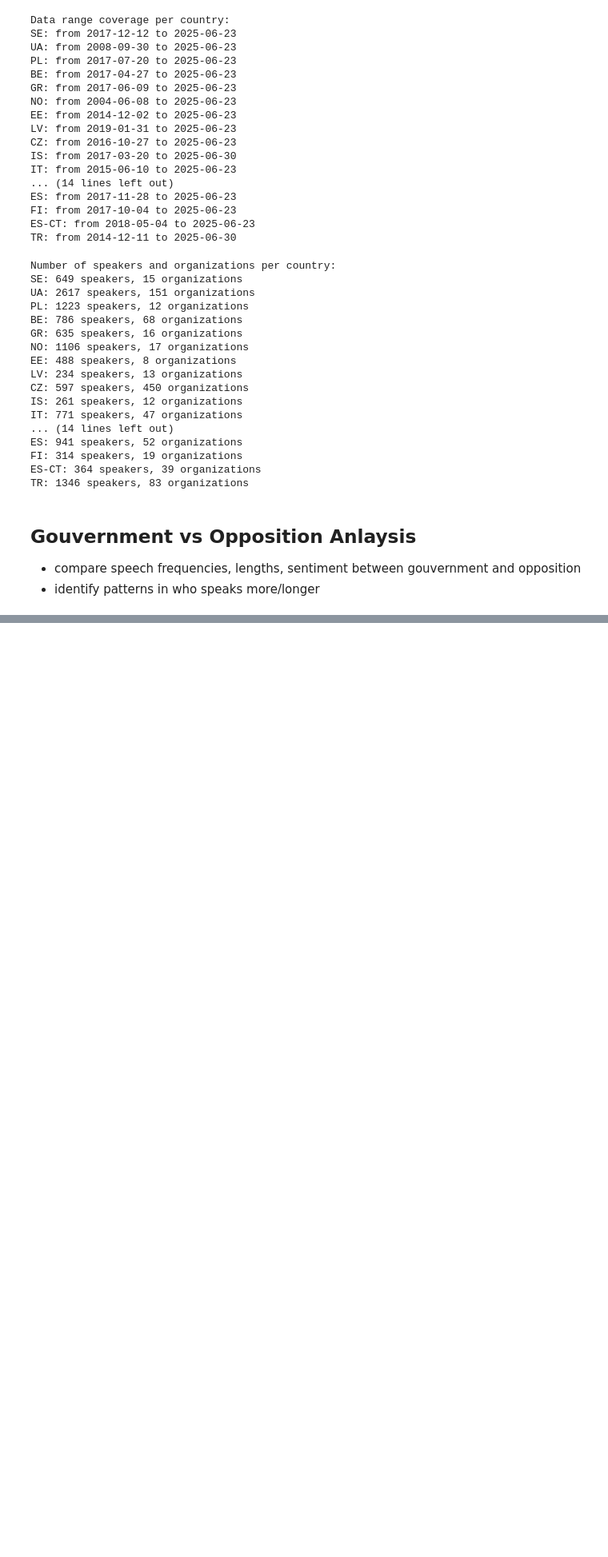
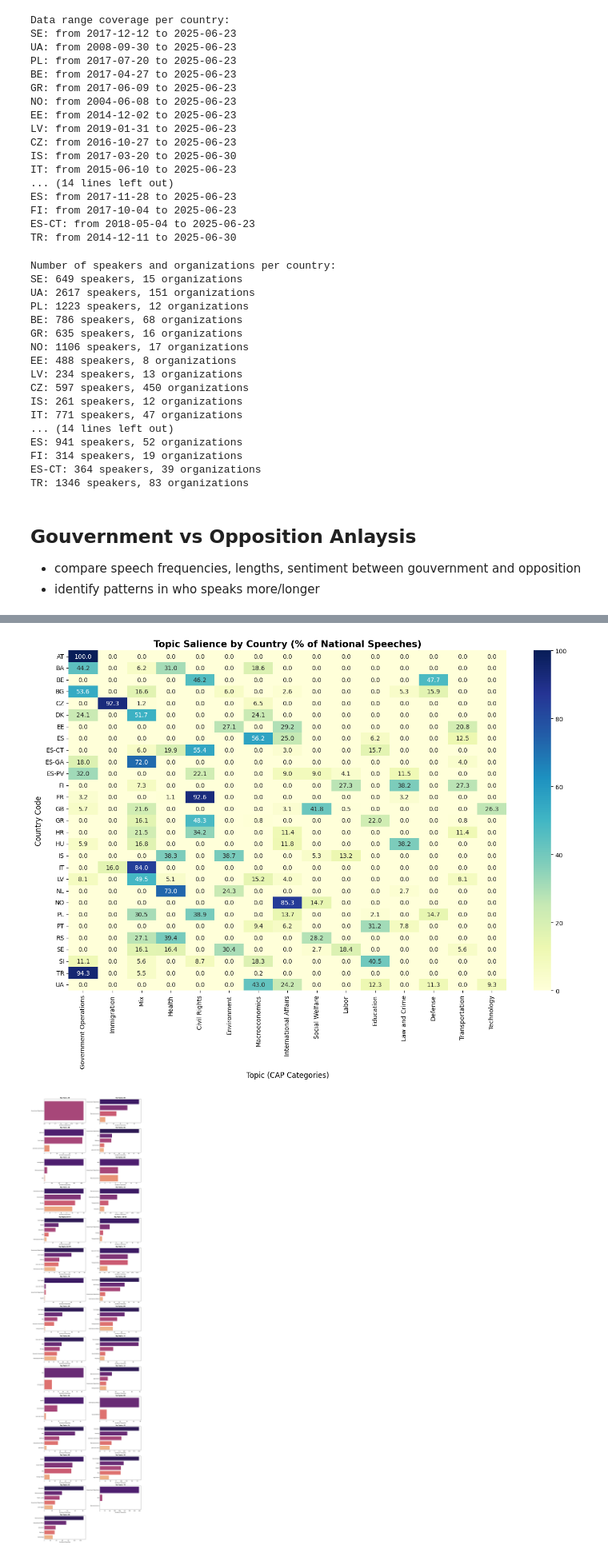
Before and after one commit to Gargant0373/NLP-Project, a Jupyter notebook: exploration.ipynb, the cells around one changed output, grey strips where cells are left out. Shown at 80% size. Saved outputs shown, nothing was run; the diff lists cells and outputs as text; code cells hidden in the pictures; blank space fills up the shorter version.

```diff
--- a/exploration.ipynb
+++ b/exploration.ipynb
@@ -879,0 +823,46 @@ Speeches from country code 'BA':
+# %%
+# Topic Analysis by Country
+
+topics_by_country = final_df.explode('topic_labels')
+topics_by_country = topics_by_country[topics_by_country['topic_labels'].notna() &
+                                     (topics_by_country['topic_labels'] != 'Other')]
+
+# Calculate Topic Salience (Percentage of national debate)
+topic_counts = topics_by_country.groupby(['country_code', 'topic_labels']).size().unstack(fill_value=0)
+topic_salience = topic_counts.div(topic_counts.sum(axis=1), axis=0) * 100
+
+# Visualization: Heatmap of National Priorities
+plt.figure(figsize=(16, 10))
+top_15_global_topics = topics_by_country['topic_labels'].value_counts().head(15).index
+sns.heatmap(topic_salience[top_15_global_topics], annot=True, fmt=".1f", cmap="YlGnBu")
+
+plt.title('Topic Salience by Country (% of National Speeches)', fontsize=15, fontweight='bold')
+plt.xlabel('Topic (CAP Categories)', fontsize=12)
+plt.ylabel('Country Code', fontsize=12)
+plt.show()
+
+# Detailed View: Top 5 Topics per Country
+countries = sorted(topics_by_country['country_code'].unique())
+n_countries = len(countries)
+rows = (n_countries + 1) // 2  # Arrange in 2 columns
+
+fig, axes = plt.subplots(rows, 2, figsize=(15, rows * 4))
+axes = axes.flatten()
+
+for i, country in enumerate(countries):
+    # Get top 5 topics for this specific country
+    top_5 = topics_by_country[topics_by_country['country_code'] == country]['topic_labels'].value_counts().head(5)
+
+    sns.barplot(x=top_5.values, y=top_5.index, ax=axes[i], palette='magma', hue=top_5.index, legend=False)
+    axes[i].set_title(f'Top Topics: {country}', fontweight='bold')
+    axes[i].set_xlabel('Number of Speeches')
+    axes[i].set_ylabel('')
+
+for j in range(i + 1, len(axes)):
+    fig.delaxes(axes[j])
+
+plt.tight_layout()
+plt.show()
+# %% [output]
+[figure, added]
+[figure, added]
```
Also changed, not shown: parts of 6 cells of this notebook.
